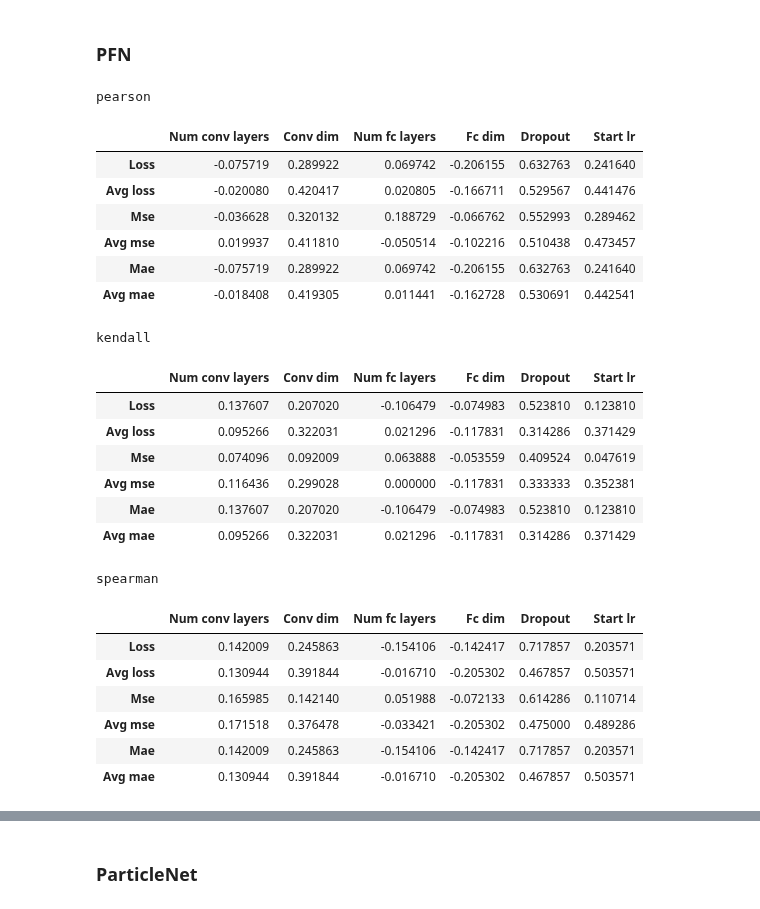
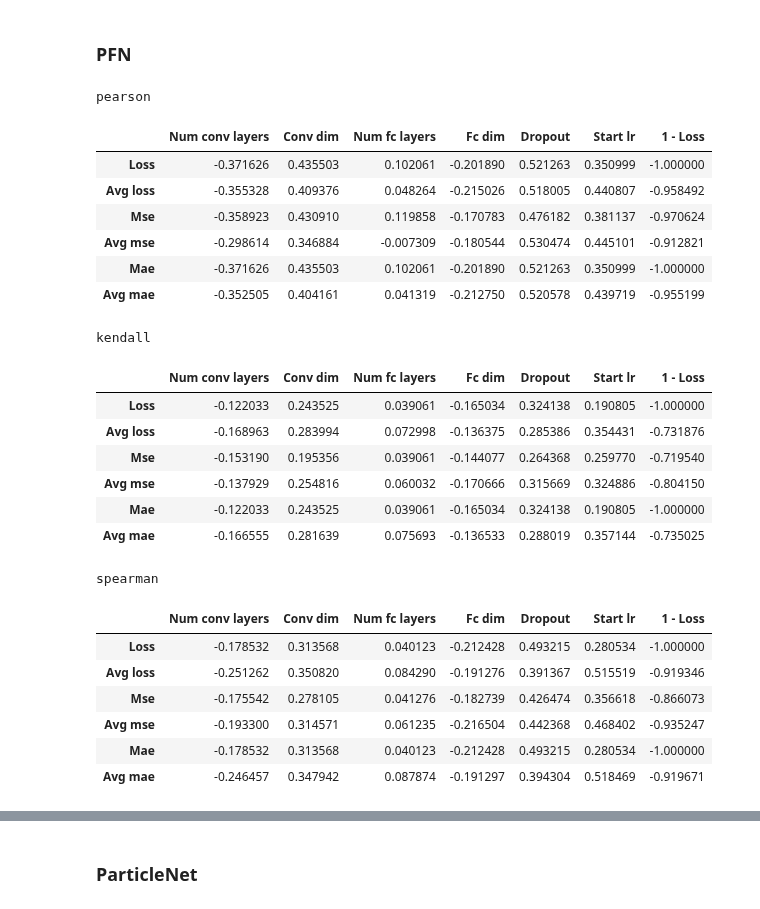
Before and after one commit to deinal/jec-inference, a Jupyter notebook: correlation.ipynb, the cells around one changed output, grey strips where cells are left out. Saved outputs shown, nothing was run; the diff lists cells and outputs as text; code cells hidden in the pictures.

```diff
--- a/correlation.ipynb
+++ b/correlation.ipynb
@@ -9,25 +9,41 @@ import matplotlib.pyplot as plt
 pfn_katib_string = StringIO("""
     Trial name,Status,Loss,Avg loss,Mse,Avg mse,Mae,Avg mae,Num edge conv blocks,K,Num conv layers,Conv dim,Num fc layers,Fc dim,Dropout,Start lr,Optimizer,Num epochs,Batch size,Data fraction
     jec-katib-pfn-regressor-open-de181d-2r76bmtw,Succeeded,7.39258e-2,8.92596e-2,1.01733e-2,1.76998e-2,7.39258e-2,8.99832e-2,1,1,2,100,1,200,0.32766,5.52255e-4,adam,50,500,1
+    jec-katib-pfn-regressor-open-de181d-2wgk282f,Succeeded,7.31608e-2,8.90562e-2,1.00642e-2,1.76033e-2,7.31608e-2,8.9775e-2,1,1,3,100,1,50,0.24362,8.60102e-4,ranger,50,500,1
+    jec-katib-pfn-regressor-open-de181d-42zw9zq7,Succeeded,7.74913e-2,9.15936e-2,1.11584e-2,1.85281e-2,7.74913e-2,9.23108e-2,1,1,1,200,3,200,0.19136,4.47107e-3,rmsprop,50,500,1
+    jec-katib-pfn-regressor-open-de181d-4hbwjwr4,Succeeded,7.75319e-2,9.15901e-2,1.11799e-2,1.85283e-2,7.75319e-2,9.23072e-2,1,1,1,400,4,100,0.4477,8.24164e-3,rmsprop,50,500,1
+    jec-katib-pfn-regressor-open-de181d-6dqglxrn,Succeeded,7.41172e-2,8.97198e-2,1.03002e-2,1.79516e-2,7.41172e-2,9.04444e-2,1,1,3,50,1,400,0.49255,5.52741e-3,adagrad,50,500,1
     jec-katib-pfn-regressor-open-de181d-6lflsjrp,Succeeded,7.3721e-2,8.98642e-2,1.01323e-2,1.79665e-2,7.3721e-2,9.05891e-2,1,1,4,50,4,50,2.10846e-2,9.23666e-3,adam,50,500,1
+    jec-katib-pfn-regressor-open-de181d-855dglvz,Succeeded,7.75021e-2,9.15922e-2,1.11643e-2,1.85281e-2,7.75021e-2,9.23093e-2,1,1,1,400,4,100,0.18276,9.4725e-3,adam,50,500,1
+    jec-katib-pfn-regressor-open-de181d-86n26kdq,Succeeded,7.47503e-2,8.99046e-2,1.03636e-2,1.79732e-2,7.47503e-2,9.06277e-2,1,1,5,100,5,100,1.49222e-2,8.11476e-3,rmsprop,50,500,1
     jec-katib-pfn-regressor-open-de181d-8lzk7r79,Succeeded,7.29921e-2,8.91116e-2,1.00174e-2,1.75306e-2,7.29921e-2,8.97978e-2,1,1,1,200,5,100,6.8074e-2,5.04111e-3,ranger,50,500,1
     jec-katib-pfn-regressor-open-de181d-czfndwdn,Succeeded,7.51231e-2,9.02183e-2,1.04694e-2,1.80972e-2,7.51231e-2,9.094e-2,1,1,5,50,2,200,0.46004,1.44214e-3,adagrad,50,500,1
+    jec-katib-pfn-regressor-open-de181d-dd7jkrvr,Succeeded,7.2553e-2,8.81228e-2,9.81031e-3,1.70495e-2,7.2553e-2,8.8776e-2,1,1,4,400,5,200,7.92995e-2,4.37837e-3,adagrad,50,500,1
     jec-katib-pfn-regressor-open-de181d-fwdvrmdr,Succeeded,7.39936e-2,8.9758e-2,1.01488e-2,1.78953e-2,7.39936e-2,9.04818e-2,1,1,4,200,1,200,0.24685,3.62935e-3,rmsprop,50,500,1
     jec-katib-pfn-regressor-open-de181d-h6ccvllc,Succeeded,7.28386e-2,8.82912e-2,1.0164e-2,1.71229e-2,7.28386e-2,8.89479e-2,1,1,4,50,4,400,8.0208e-3,4.13894e-3,adamW,50,500,1
+    jec-katib-pfn-regressor-open-de181d-hlrwgqpc,Succeeded,7.28819e-2,8.76814e-2,1.01437e-2,1.69113e-2,7.28819e-2,8.83293e-2,1,1,5,50,3,400,9.44588e-3,1.07788e-3,ranger,50,500,1
     jec-katib-pfn-regressor-open-de181d-jtm7km4n,Succeeded,7.33369e-2,8.83217e-2,1.01822e-2,1.71318e-2,7.33369e-2,8.89773e-2,1,1,3,50,5,50,3.92376e-2,3.48542e-3,adamW,50,500,1
     jec-katib-pfn-regressor-open-de181d-jtwlv5vr,Succeeded,7.35856e-2,8.89409e-2,1.02609e-2,1.73856e-2,7.35856e-2,8.96079e-2,1,1,2,100,2,100,0.21799,3.54302e-3,rmsprop,50,500,1
+    jec-katib-pfn-regressor-open-de181d-k9hdxbr4,Succeeded,7.70809e-2,9.13059e-2,1.12543e-2,1.84724e-2,7.70809e-2,9.2024e-2,1,1,5,200,4,100,0.37443,4.52494e-3,rmsprop,50,500,1
+    jec-katib-pfn-regressor-open-de181d-kx969qqv,Succeeded,7.75406e-2,9.159e-2,1.11842e-2,1.85285e-2,7.75406e-2,9.2307e-2,1,1,1,400,1,50,0.15593,2.85519e-4,adam,50,500,1
     jec-katib-pfn-regressor-open-de181d-lgbp9g8l,Succeeded,7.15133e-2,8.77003e-2,9.62494e-3,1.68933e-2,7.15133e-2,8.83532e-2,1,1,5,50,4,100,4.12891e-2,7.59638e-4,adam,50,500,1
     jec-katib-pfn-regressor-open-de181d-m5bqzx88,Succeeded,7.42037e-2,8.94708e-2,1.03493e-2,1.77727e-2,7.42037e-2,9.01863e-2,1,1,5,50,4,400,0.49211,2.21218e-3,ranger,50,500,1
     jec-katib-pfn-regressor-open-de181d-mhftdjmj,Succeeded,7.438e-2,8.97941e-2,1.02988e-2,1.79298e-2,7.438e-2,9.05177e-2,1,1,1,50,3,50,0.10102,6.88703e-3,adam,50,500,1
     jec-katib-pfn-regressor-open-de181d-nfhwkqm2,Succeeded,7.75467e-2,9.15899e-2,1.11872e-2,1.85286e-2,7.75467e-2,9.2307e-2,1,1,5,100,4,50,0.43533,3.83034e-3,adam,50,500,1
+    jec-katib-pfn-regressor-open-de181d-qvx74gbd,Succeeded,7.38131e-2,8.95104e-2,1.01517e-2,1.77653e-2,7.38131e-2,9.02349e-2,1,1,1,200,1,400,0.19185,2.56533e-3,rmsprop,50,500,1
     jec-katib-pfn-regressor-open-de181d-rb9lstlm,Succeeded,7.42595e-2,9.02934e-2,1.0597e-2,1.82012e-2,7.42595e-2,9.10159e-2,1,1,5,200,4,400,7.38687e-2,9.22025e-3,adamW,50,500,1
+    jec-katib-pfn-regressor-open-de181d-s5qt4mzw,Succeeded,7.43428e-2,8.99285e-2,1.03299e-2,1.79987e-2,7.43428e-2,9.06516e-2,1,1,4,50,3,100,0.23718,3.88824e-3,adam,50,500,1
     jec-katib-pfn-regressor-open-de181d-tbnzxvkp,Succeeded,7.75313e-2,9.15901e-2,1.11796e-2,1.85283e-2,7.75313e-2,9.23072e-2,1,1,1,200,5,50,0.31564,7.80636e-3,rmsprop,50,500,1
+    jec-katib-pfn-regressor-open-de181d-w7bpp9tv,Succeeded,7.74501e-2,9.1602e-2,1.11364e-2,1.85289e-2,7.74501e-2,9.23192e-2,1,1,2,50,5,400,0.45081,9.15538e-3,rmsprop,50,500,1
     jec-katib-pfn-regressor-open-de181d-wrk82dxs,Succeeded,7.39511e-2,8.98743e-2,1.01773e-2,1.79731e-2,7.39511e-2,9.05985e-2,1,1,4,100,3,100,6.64922e-2,8.51074e-3,adamW,50,500,1
+    jec-katib-pfn-regressor-open-de181d-x8xv2srv,Succeeded,7.42889e-2,8.96366e-2,1.00646e-2,1.78557e-2,7.42889e-2,9.03614e-2,1,1,5,100,4,400,0.21759,6.88349e-4,adagrad,50,500,1
+    jec-katib-pfn-regressor-open-de181d-zflnhv4n,Succeeded,7.42198e-2,8.97282e-2,1.00674e-2,1.78927e-2,7.42198e-2,9.04526e-2,1,1,5,50,4,200,0.22335,1.25976e-3,adagrad,50,500,1
 """)
 
 pfn_df = pd.read_csv(pfn_katib_string)
 pfn_df = pfn_df.drop(['Status', 'Num edge conv blocks', 'K', 'Num epochs', 'Batch size', 'Data fraction'], axis=1)
 pfn_df['Optimizer'] = pd.Categorical(pfn_df.Optimizer)
+pfn_df['1 - Loss'] = 1 - pfn_df.Loss
 pfn_df.head()
 # %% [output]
 |  | Trial name | Loss | Avg loss | Mse | Avg mse | Mae | Avg mae | Num conv layers | Conv dim | ... |
@@ -64,38 +103,42 @@ particlenet_df.head()
 ## Calcualte correlation
 # %%
 def show_correlation(df):
+    scores = []
     for method in ['pearson', 'kendall', 'spearman']:
         corr = df.corr(method=method)
+        score = corr.loc['1 - Loss'].rename(method)
+        scores.append(score.round(2))
         corr = corr.iloc[:6,6:].style.background_gradient()
         print(method)
         display(corr)
         print()
+    return scores
 # %% [markdown]
 ### PFN
 # %%
-show_correlation(pfn_df)
+pfn_scores = show_correlation(pfn_df)
 # %% [output]
 pearson
-|  | Num conv layers | Conv dim | Num fc layers | Fc dim | Dropout | Start lr |
-| Loss | -0.075719 | 0.289922 | 0.069742 | -0.206155 | 0.632763 | 0.241640 |
-| Avg loss | -0.020080 | 0.420417 | 0.020805 | -0.166711 | 0.529567 | 0.441476 |
-| Mse | -0.036628 | 0.320132 | 0.188729 | -0.066762 | 0.552993 | 0.289462 |
-| Avg mse | 0.019937 | 0.411810 | -0.050514 | -0.102216 | 0.510438 | 0.473457 |
-| Mae | -0.075719 | 0.289922 | 0.069742 | -0.206155 | 0.632763 | 0.241640 |
-| Avg mae | -0.018408 | 0.419305 | 0.011441 | -0.162728 | 0.530691 | 0.442541 |
+|  | Num conv layers | Conv dim | Num fc layers | Fc dim | Dropout | Start lr | 1 - Loss |
+| Loss | -0.371626 | 0.435503 | 0.102061 | -0.201890 | 0.521263 | 0.350999 | -1.000000 |
+| Avg loss | -0.355328 | 0.409376 | 0.048264 | -0.215026 | 0.518005 | 0.440807 | -0.958492 |
+| Mse | -0.358923 | 0.430910 | 0.119858 | -0.170783 | 0.476182 | 0.381137 | -0.970624 |
+| Avg mse | -0.298614 | 0.346884 | -0.007309 | -0.180544 | 0.530474 | 0.445101 | -0.912821 |
+| Mae | -0.371626 | 0.435503 | 0.102061 | -0.201890 | 0.521263 | 0.350999 | -1.000000 |
+| Avg mae | -0.352505 | 0.404161 | 0.041319 | -0.212750 | 0.520578 | 0.439719 | -0.955199 |
 kendall
-|  | Num conv layers | Conv dim | Num fc layers | Fc dim | Dropout | Start lr |
-| Loss | 0.137607 | 0.207020 | -0.106479 | -0.074983 | 0.523810 | 0.123810 |
-| Avg loss | 0.095266 | 0.322031 | 0.021296 | -0.117831 | 0.314286 | 0.371429 |
-| Mse | 0.074096 | 0.092009 | 0.063888 | -0.053559 | 0.409524 | 0.047619 |
-| Avg mse | 0.116436 | 0.299028 | 0.000000 | -0.117831 | 0.333333 | 0.352381 |
-| Mae | 0.137607 | 0.207020 | -0.106479 | -0.074983 | 0.523810 | 0.123810 |
-| Avg mae | 0.095266 | 0.322031 | 0.021296 | -0.117831 | 0.314286 | 0.371429 |
+|  | Num conv layers | Conv dim | Num fc layers | Fc dim | Dropout | Start lr | 1 - Loss |
+| Loss | -0.122033 | 0.243525 | 0.039061 | -0.165034 | 0.324138 | 0.190805 | -1.000000 |
+| Avg loss | -0.168963 | 0.283994 | 0.072998 | -0.136375 | 0.285386 | 0.354431 | -0.731876 |
+| Mse | -0.153190 | 0.195356 | 0.039061 | -0.144077 | 0.264368 | 0.259770 | -0.719540 |
+| Avg mse | -0.137929 | 0.254816 | 0.060032 | -0.170666 | 0.315669 | 0.324886 | -0.804150 |
+| Mae | -0.122033 | 0.243525 | 0.039061 | -0.165034 | 0.324138 | 0.190805 | -1.000000 |
+| Avg mae | -0.166555 | 0.281639 | 0.075693 | -0.136533 | 0.288019 | 0.357144 | -0.735025 |
 spearman
-|  | Num conv layers | Conv dim | Num fc layers | Fc dim | Dropout | Start lr |
-| Loss | 0.142009 | 0.245863 | -0.154106 | -0.142417 | 0.717857 | 0.203571 |
-| Avg loss | 0.130944 | 0.391844 | -0.016710 | -0.205302 | 0.467857 | 0.503571 |
-| Mse | 0.165985 | 0.142140 | 0.051988 | -0.072133 | 0.614286 | 0.110714 |
-| Avg mse | 0.171518 | 0.376478 | -0.033421 | -0.205302 | 0.475000 | 0.489286 |
-| Mae | 0.142009 | 0.245863 | -0.154106 | -0.142417 | 0.717857 | 0.203571 |
-| Avg mae | 0.130944 | 0.391844 | -0.016710 | -0.205302 | 0.467857 | 0.503571 |
+|  | Num conv layers | Conv dim | Num fc layers | Fc dim | Dropout | Start lr | 1 - Loss |
+| Loss | -0.178532 | 0.313568 | 0.040123 | -0.212428 | 0.493215 | 0.280534 | -1.000000 |
+| Avg loss | -0.251262 | 0.350820 | 0.084290 | -0.191276 | 0.391367 | 0.515519 | -0.919346 |
+| Mse | -0.175542 | 0.278105 | 0.041276 | -0.182739 | 0.426474 | 0.356618 | -0.866073 |
+| Avg mse | -0.193300 | 0.314571 | 0.061235 | -0.216504 | 0.442368 | 0.468402 | -0.935247 |
+| Mae | -0.178532 | 0.313568 | 0.040123 | -0.212428 | 0.493215 | 0.280534 | -1.000000 |
+| Avg mae | -0.246457 | 0.347942 | 0.087874 | -0.191297 | 0.394304 | 0.518469 | -0.919671 |
```
Also changed, not shown: parts of 13 cells of this notebook, 4 other files.
